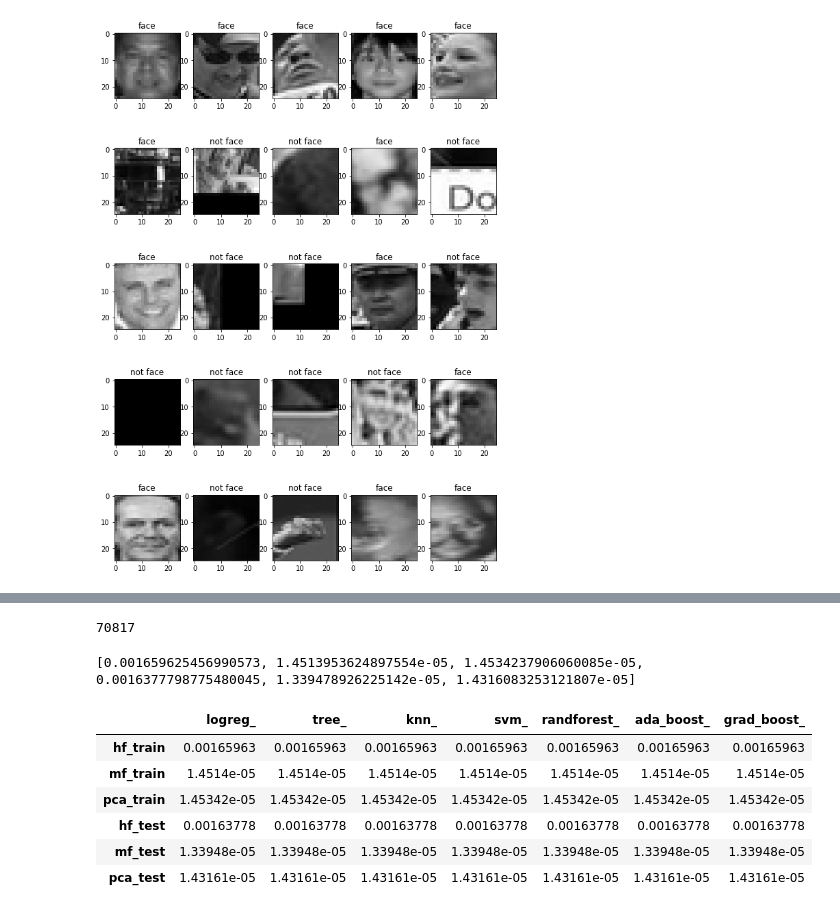
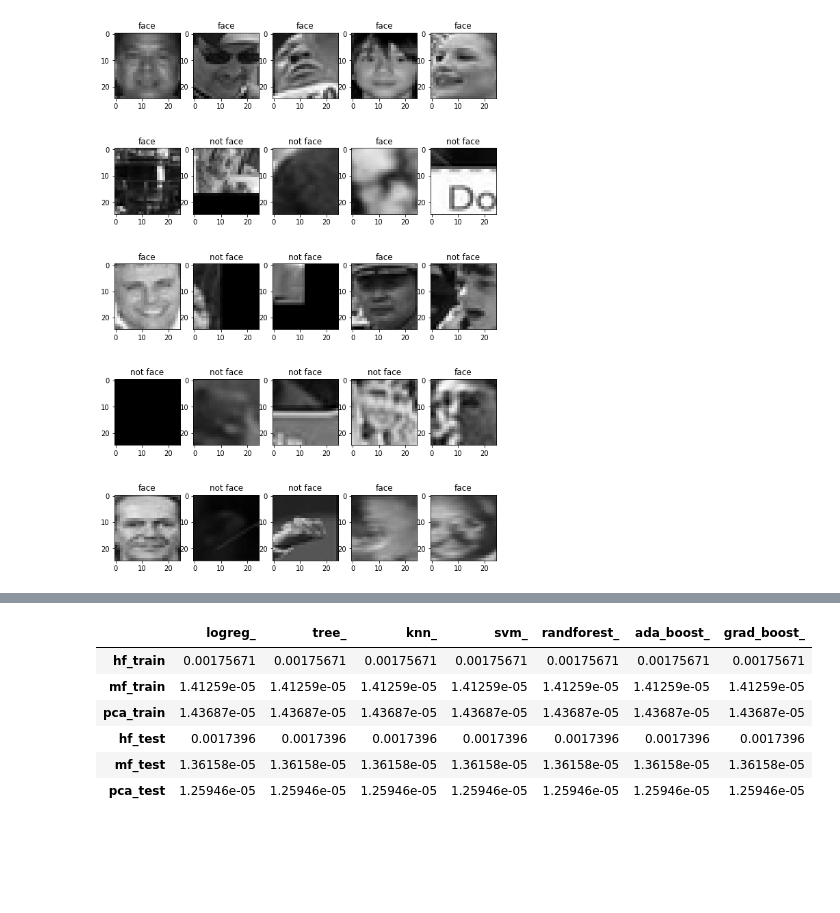
Before and after one commit to Kat-ies/Coursework, a Jupyter notebook: notebooks/Feature_creation.ipynb, the cells around one changed output, grey strips where cells are left out. Cells and saved outputs as stored; diff of their text form; code cells hidden in the pictures; blank space fills up the shorter version.

```diff
--- a/notebooks/Feature_creation.ipynb
+++ b/notebooks/Feature_creation.ipynb
@@ -172,66 +55,13 @@ def feature_creating(sample, feature_type):
-# %%
-#создаём признаки
-import pandas as pd
-import time
-from sklearn.decomposition import PCA
-from sklearn.preprocessing import StandardScaler
-from sklearn.externals import joblib
-
-samples = [x_train, x_test]
-all_features = []
-
-pca = PCA(n_components = len(h_features))
-scaler = StandardScaler()
-
-col_list = ['logreg_', 'tree_', 'knn_', 'svm_', 'randforest_', 'ada_boost_', 'grad_boost_']
-categories = ['hf_train', 'mf_train','pca_train', 'hf_test', 'mf_test', 'pca_test']
-
-time_df = pd.DataFrame(index = categories, columns = col_list)
-
-for i, f_samples in enumerate(categories):
-    parsed_str = f_samples.split("_")
-    if  parsed_str[1] == 'train':
-        index = 0
-    else:
-        index = 1
-
-    t0 = time.time()
-    all_features.append(feature_creating(samples[index], parsed_str[0]))
-    t = time.time()
-    time_df.loc[categories[i]] = (t - t0)/len(samples[index])
-
-#сразу отмасштабируем полученные признаки
-for i in range(0, len(all_features)//2 - 1):
-    all_features[i] = scaler.fit_transform(all_features[i])
-    all_features[i + 3] = scaler.transform(all_features[i + 3])
-all_features[2] = pca.fit_transform(all_features[2])
-all_features[5] = pca.transform(all_features[5])
-
-#сохраним нашу выборку, она нам ещё понадобится
-joblib.dump(all_features, os.path.join(PATH,'all_features.pkl'))
-joblib.dump(y_train, os.path.join(PATH,'y_train.pkl'))
-joblib.dump(y_test, os.path.join(PATH,'y_test.pkl'))
-joblib.dump(x_train, os.path.join(PATH,'x_train.pkl'))
-joblib.dump(x_test, os.path.join(PATH,'x_test.pkl'))
-print(len(all_features[0]))
-# %% [output]
-70817
-# %%
-#время на создание фичей нам ещё пригодится, поэтому давайте пока сохраним куда-нибудь одну колонку
-time_of_features_creat = time_df[col_list[0]].values.tolist()
-joblib.dump(time_of_features_creat, os.path.join(PATH,'time_of_features_creat.pkl'))
-joblib.dump(time_df, os.path.join(PATH, 'Dataframes','time_df_part0.pkl'))
-print(time_of_features_creat)
-# %% [output]
-[0.001659625456990573, 1.4513953624897554e-05, 1.4534237906060085e-05, 0.0016377798775480045, 1.339478926225142e-05, 1.4316083253121807e-05]
-# %%
-#время в cек после создания признаков
-time_df[:]
-# %% [output]
-|  | logreg_ | tree_ | knn_ | svm_ | randforest_ | ada_boost_ | grad_boost_ |
-| hf_train | 0.00165963 | 0.00165963 | 0.00165963 | 0.00165963 | 0.00165963 | 0.00165963 | 0.00165963 |
-| mf_train | 1.4514e-05 | 1.4514e-05 | 1.4514e-05 | 1.4514e-05 | 1.4514e-05 | 1.4514e-05 | 1.4514e-05 |
-| pca_train | 1.45342e-05 | 1.45342e-05 | 1.45342e-05 | 1.45342e-05 | 1.45342e-05 | 1.45342e-05 | 1.45342e-05 |
-| hf_test | 0.00163778 | 0.00163778 | 0.00163778 | 0.00163778 | 0.00163778 | 0.00163778 | 0.00163778 |
-| mf_test | 1.33948e-05 | 1.33948e-05 | 1.33948e-05 | 1.33948e-05 | 1.33948e-05 | 1.33948e-05 | 1.33948e-05 |
-| pca_test | 1.43161e-05 | 1.43161e-05 | 1.43161e-05 | 1.43161e-05 | 1.43161e-05 | 1.43161e-05 | 1.43161e-05 |
+# %%
+from features import create_features_and_return_time as create
+
+time_df = create(faces_dataset)
+time_df[:]
+# %% [output]
+|  | logreg_ | tree_ | knn_ | svm_ | randforest_ | ada_boost_ | grad_boost_ |
+| hf_train | 0.00175671 | 0.00175671 | 0.00175671 | 0.00175671 | 0.00175671 | 0.00175671 | 0.00175671 |
+| mf_train | 1.41259e-05 | 1.41259e-05 | 1.41259e-05 | 1.41259e-05 | 1.41259e-05 | 1.41259e-05 | 1.41259e-05 |
+| pca_train | 1.43687e-05 | 1.43687e-05 | 1.43687e-05 | 1.43687e-05 | 1.43687e-05 | 1.43687e-05 | 1.43687e-05 |
+| hf_test | 0.0017396 | 0.0017396 | 0.0017396 | 0.0017396 | 0.0017396 | 0.0017396 | 0.0017396 |
+| mf_test | 1.36158e-05 | 1.36158e-05 | 1.36158e-05 | 1.36158e-05 | 1.36158e-05 | 1.36158e-05 | 1.36158e-05 |
+| pca_test | 1.25946e-05 | 1.25946e-05 | 1.25946e-05 | 1.25946e-05 | 1.25946e-05 | 1.25946e-05 | 1.25946e-05 |
```
Also changed, not shown: parts of 9 cells of this notebook.
